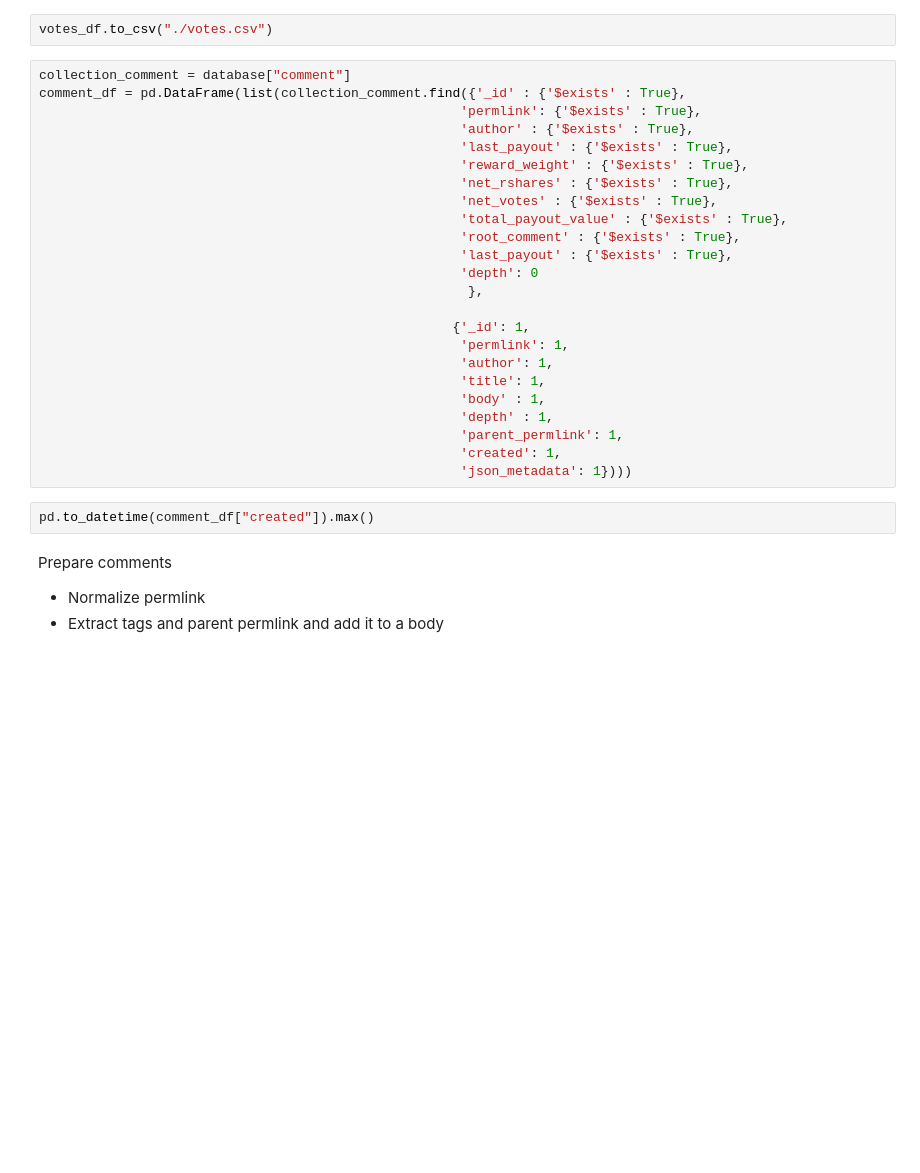
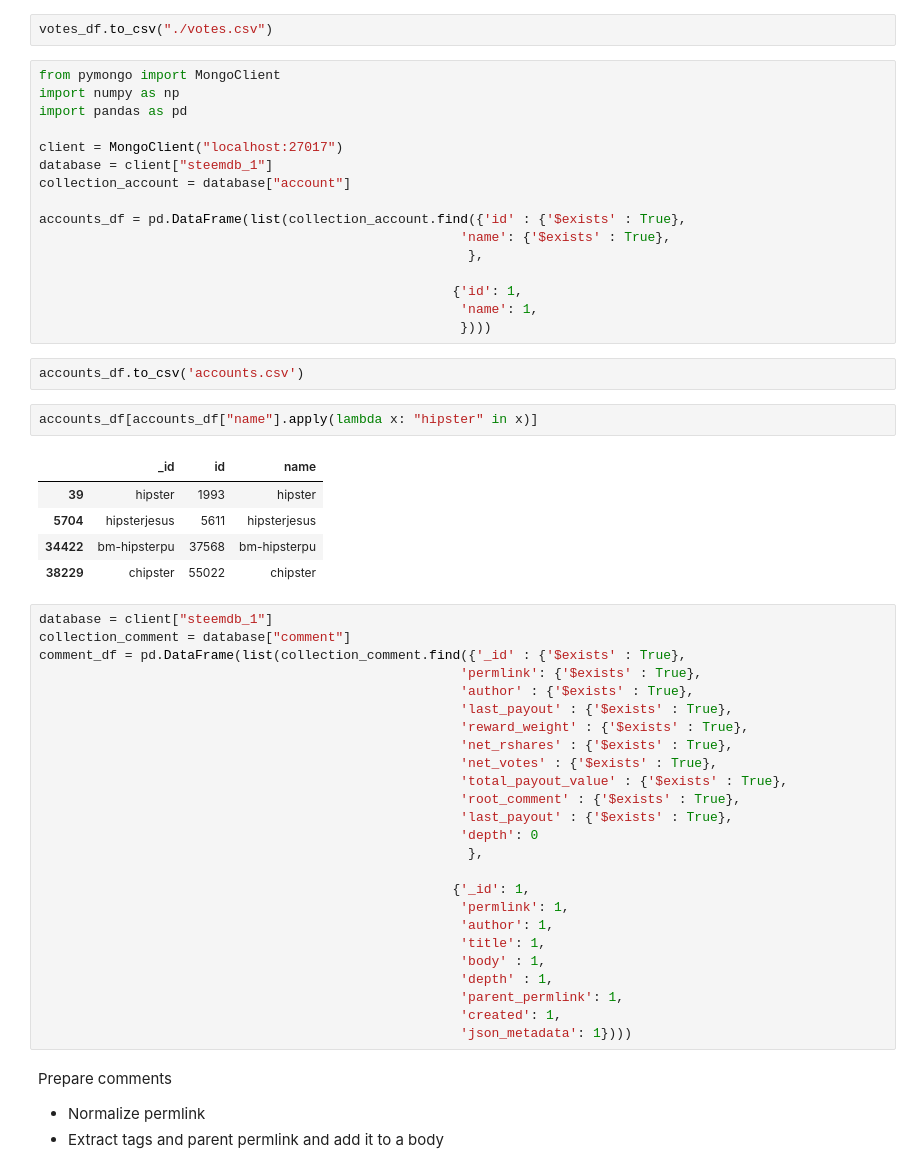
Before and after one commit to cyberFund/golosio_recommendation_model, a Jupyter notebook: dataset_implicit_als.ipynb, the cells around one changed output. Drawn from its saved outputs; the diff is of its cells as text; blank space fills up the shorter version.

```diff
--- a/dataset_implicit_als.ipynb
+++ b/dataset_implicit_als.ipynb
@@ -126,7 +222,34 @@ votes_df = pd.DataFrame(list(collection_vote.find({'_id' : {'$exists' : True},
                                                       })))
 # %%
 votes_df.to_csv("./votes.csv")
+# %%
+from pymongo import MongoClient
+import numpy as np
+import pandas as pd
+
+client = MongoClient("localhost:27017")
+database = client["steemdb_1"]
+collection_account = database["account"]
+
+accounts_df = pd.DataFrame(list(collection_account.find({'id' : {'$exists' : True},
+                                                      'name': {'$exists' : True},
+                                                       },
+
+                                                     {'id': 1,
+                                                      'name': 1,
+                                                      })))
+# %%
+accounts_df.to_csv('accounts.csv')
+# %%
+accounts_df[accounts_df["name"].apply(lambda x: "hipster" in x)]
+# %% [output]
+|  | _id | id | name |
+| 39 | hipster | 1993 | hipster |
+| 5704 | hipsterjesus | 5611 | hipsterjesus |
+| 34422 | bm-hipsterpu | 37568 | bm-hipsterpu |
+| 38229 | chipster | 55022 | chipster |
 # %%
+database = client["steemdb_1"]
 collection_comment = database["comment"]
 comment_df = pd.DataFrame(list(collection_comment.find({'_id' : {'$exists' : True},
                                                       'permlink': {'$exists' : True},
@@ -150,8 +273,6 @@ comment_df = pd.DataFrame(list(collection_comment.find({'_id' : {'$exists' : Tru
                                                       'parent_permlink': 1,
                                                       'created': 1,
                                                       'json_metadata': 1})))
-# %%
-pd.to_datetime(comment_df["created"]).max()
 # %% [markdown]
 Prepare comments
 - Normalize permlink
```
Also changed, not shown: parts of 45 cells of this notebook, 1 other file.
